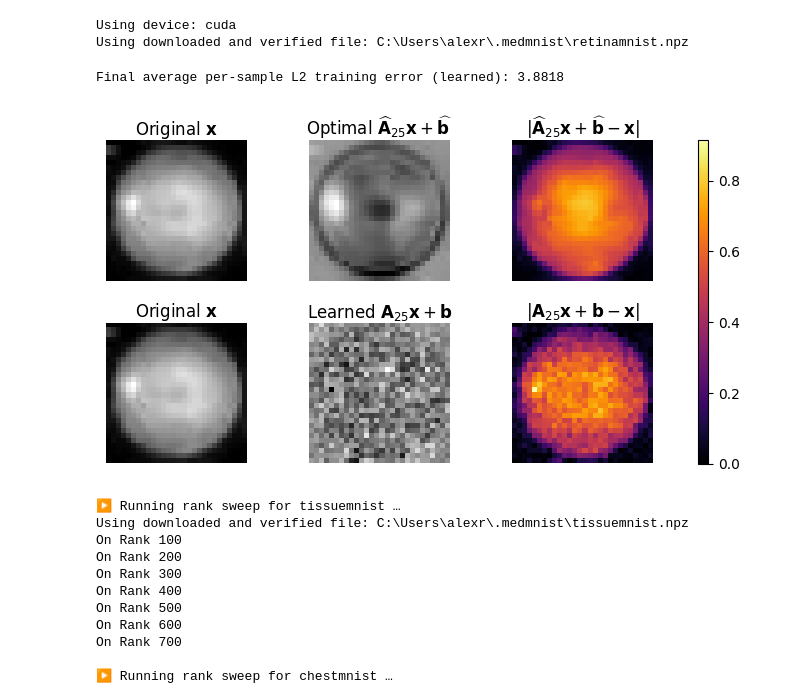
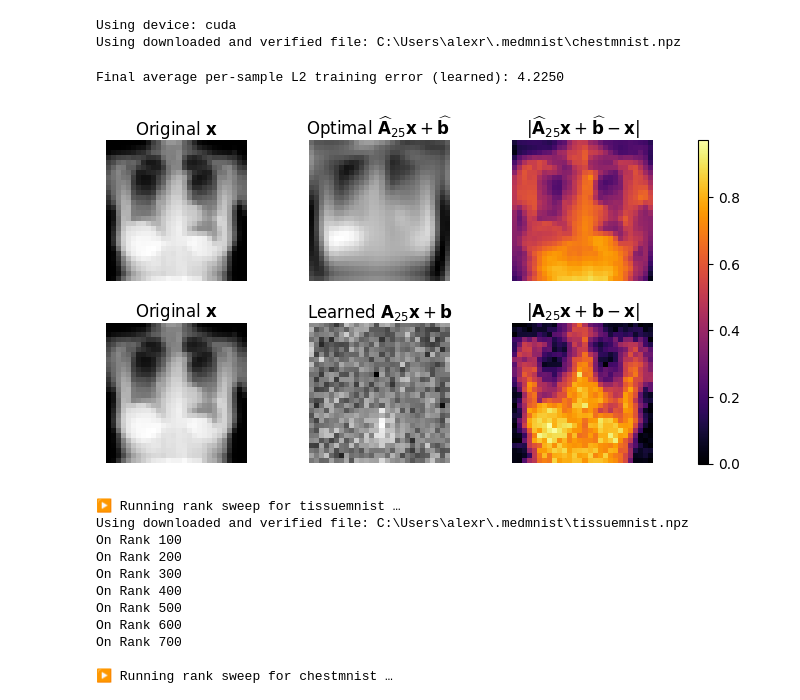
Before and after one commit to alexdelise/CMDS-REU-MADDI, a Jupyter notebook: AffLinMedMNIST.ipynb, the cells around one changed output. Saved outputs shown, nothing was run; the diff lists cells and outputs as text; code cells hidden in the pictures.

Commit message:
new file for combined e2e plot, running numerical experiments

```diff
--- a/AffLinMedMNIST.ipynb
+++ b/AffLinMedMNIST.ipynb
@@ -16,14 +16,14 @@ device = torch.device("cuda" if torch.cuda.is_available() else "cpu")
 print(f"Using device: {device}")
 
 # --- MedMNIST Data setup ---
-data_flag = 'retinamnist'
+data_flag = 'chestmnist'
 info = INFO[data_flag]
 DataClass = getattr(medmnist, info['python_class'])
 train_dataset = DataClass(split='train', download=True)
 numSamples = len(train_dataset)
 # %% [output]
 Using device: cuda
-Using downloaded and verified file: C:\Users\alexr\.medmnist\retinamnist.npz
+Using downloaded and verified file: C:\Users\alexr\.medmnist\chestmnist.npz
 # %%
 # Prepare data tensors
 def _get_tensor(ds, n):
@@ -113,7 +113,7 @@ print(f"Final average per-sample L2 training error (learned): {train_errors[-1]:
 # --- Compact 2×2 gallery comparing Optimal vs Learned reconstructions --------
 from matplotlib import gridspec
 
-idx = 100
+idx = 7181
 
 # Prepare images for plotting
 x_img = X_raw[idx].view(28, 28).cpu()
@@ -149,35 +149,41 @@ ax.axis('off')
 # row 0, col 2: Optimal error
 ax = fig.add_subplot(gs[0, 2])
 im = ax.imshow(err_opt, cmap='inferno', vmin=err_vmin, vmax=err_vmax)
 ax.set_title(r'$|\widehat{\mathbf{A}}_{25} \mathbf{x} + \widehat{\mathbf{b}} - \mathbf{x}|$', pad=4)
 ax.axis('off')
 
 # row 1, col 0: Original image again (no noise case)
 ax = fig.add_subplot(gs[1, 0])
 ax.imshow(x_img, cmap='gray')
 ax.set_title(r'Original $\mathbf{x}$', pad=4)
 ax.axis('off')
 
 # row 1, col 1: Learned reconstruction
 ax = fig.add_subplot(gs[1, 1])
 ax.imshow(learn_img, cmap='gray')
 ax.set_title(r'Learned $\mathbf{A}_{25} \mathbf{x} + \mathbf{b}$', pad=4)
 ax.axis('off')
 
 # row 1, col 2: Learned error
 ax = fig.add_subplot(gs[1, 2])
 ax.imshow(err_learn, cmap='inferno', vmin=err_vmin, vmax=err_vmax)
 ax.set_title(r'$|\mathbf{A}_{25} \mathbf{x} + \mathbf{b} - \mathbf{x}|$', pad=4)
 ax.axis('off')
 
 # color-bar
 cax = fig.add_subplot(gs[:, 3])
 plt.colorbar(im, cax=cax)
 cax.yaxis.tick_right()
+
+import os
+
+out_dir = f"AffineLinear/MedMNIST/Pics"
+os.makedirs(out_dir, exist_ok=True)
+plt.savefig(f"{out_dir}/afflin_{data_flag}_mapping{idx}_errorcomparison.png", dpi=300)
 plt.show()
 # %% [output]
-Final average per-sample L2 training error (learned): 3.8818
+Final average per-sample L2 training error (learned): 4.2250
-[figure, old version]
+[figure, new version]
 # %%
 import os, pickle, torch
 from collections import defaultdict
```
Also changed, not shown: 10 other files.
